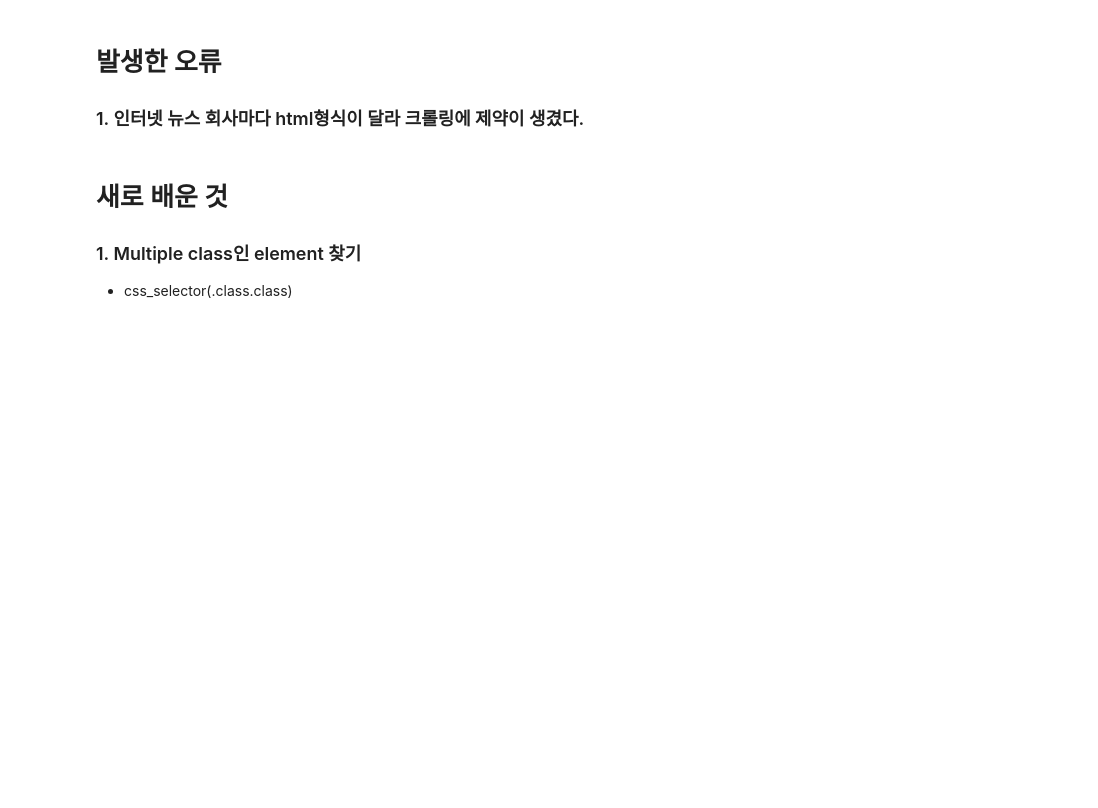
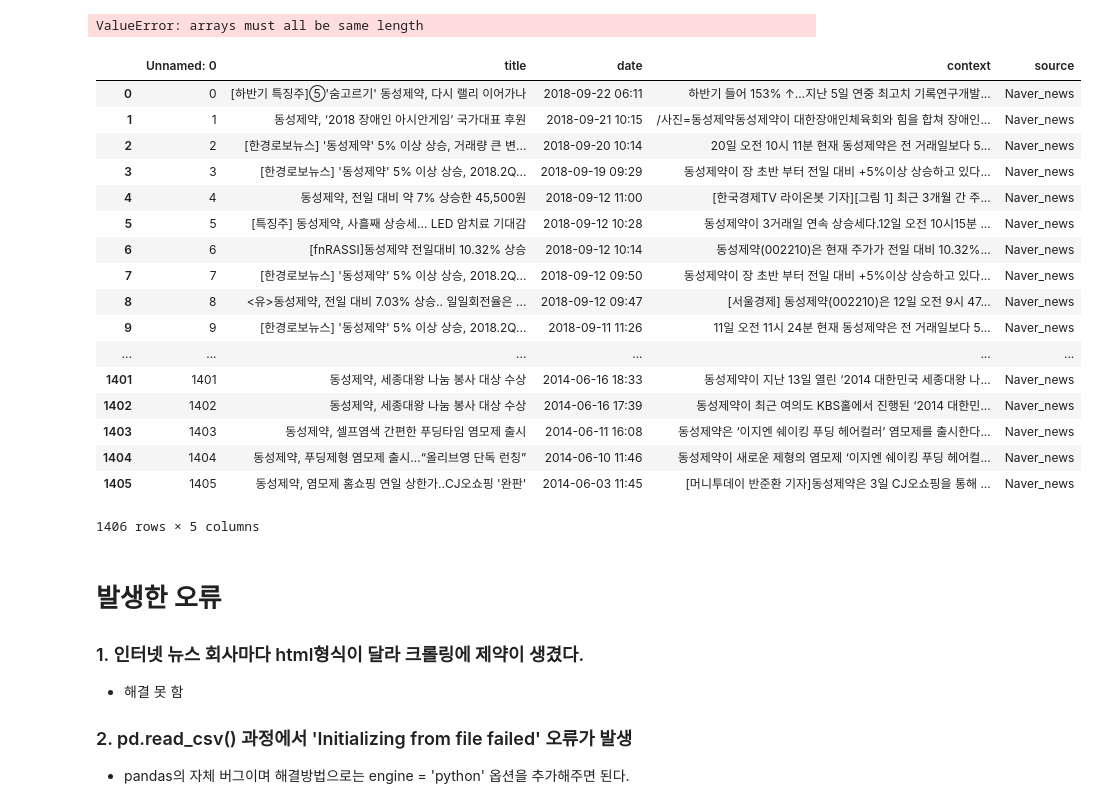
Before and after one commit to gjustin40/Python-Web-Crawling, a Jupyter notebook: Web_Crawling_Project2_뉴스기사스크랩.ipynb, the cells around one changed output. Saved outputs shown, nothing was run; the diff lists cells and outputs as text; code cells hidden in the pictures; blank space fills up the shorter version.

Commit message:
Crawling Naver News
It's hard to crawl all of internet news because html formats are Variety.

```diff
--- a/Web_Crawling_Project2_뉴스기사스크랩.ipynb
+++ b/Web_Crawling_Project2_뉴스기사스크랩.ipynb
@@ -71,0 +110,4 @@ a
+# %%
+df = pd.DataFrame(data)
+# %% [output]
+ValueError: arrays must all be same length
@@ -72,7 +120,29 @@ a
+# %%
+pd.read_csv('동양제약_naver_news.csv', engine = 'python')
+# %% [output]
+|  | Unnamed: 0 | title | date | context | source |
+| 0 | 0 | [하반기 특징주]⑤'숨고르기' 동성제약, 다시 랠리 이어가나 | 2018-09-22 06:11 | 하반기 들어 153% ↑…지난 5일 연중 최고치 기록연구개발... | Naver_news |
+| 1 | 1 | 동성제약, ‘2018 장애인 아시안게임’ 국가대표 후원 | 2018-09-21 10:15 | /사진=동성제약동성제약이 대한장애인체육회와 힘을 합쳐 장애인... | Naver_news |
+| 2 | 2 | [한경로보뉴스] '동성제약' 5% 이상 상승, 거래량 큰 변... | 2018-09-20 10:14 | 20일 오전 10시 11분 현재 동성제약은 전 거래일보다 5... | Naver_news |
+| 3 | 3 | [한경로보뉴스] '동성제약' 5% 이상 상승, 2018.2Q... | 2018-09-19 09:29 | 동성제약이 장 초반 부터 전일 대비 +5%이상 상승하고 있다... | Naver_news |
+| 4 | 4 | 동성제약, 전일 대비 약 7% 상승한 45,500원 | 2018-09-12 11:00 | [한국경제TV 라이온봇 기자][그림 1] 최근 3개월 간 주... | Naver_news |
+| 5 | 5 | [특징주] 동성제약, 사흘째 상승세… LED 암치료 기대감 | 2018-09-12 10:28 | 동성제약이 3거래일 연속 상승세다.12일 오전 10시15분 ... | Naver_news |
+| 6 | 6 | [fnRASSI]동성제약 전일대비 10.32% 상승 | 2018-09-12 10:14 | 동성제약(002210)은 현재 주가가 전일 대비 10.32%... | Naver_news |
+| 7 | 7 | [한경로보뉴스] '동성제약' 5% 이상 상승, 2018.2Q... | 2018-09-12 09:50 | 동성제약이 장 초반 부터 전일 대비 +5%이상 상승하고 있다... | Naver_news |
+| 8 | 8 | <유>동성제약, 전일 대비 7.03% 상승.. 일일회전율은 ... | 2018-09-12 09:47 | [서울경제] 동성제약(002210)은 12일 오전 9시 47... | Naver_news |
+| 9 | 9 | [한경로보뉴스] '동성제약' 5% 이상 상승, 2018.2Q... | 2018-09-11 11:26 | 11일 오전 11시 24분 현재 동성제약은 전 거래일보다 5... | Naver_news |
+| ... | ... | ... | ... | ... | ... |
+| 1401 | 1401 | 동성제약, 세종대왕 나눔 봉사 대상 수상 | 2014-06-16 18:33 | 동성제약이 지난 13일 열린 ‘2014 대한민국 세종대왕 나... | Naver_news |
+| 1402 | 1402 | 동성제약, 세종대왕 나눔 봉사 대상 수상 | 2014-06-16 17:39 | 동성제약이 최근 여의도 KBS홀에서 진행된 ‘2014 대한민... | Naver_news |
+| 1403 | 1403 | 동성제약, 셀프염색 간편한 푸딩타임 염모제 출시 | 2014-06-11 16:08 | 동성제약은 ‘이지엔 쉐이킹 푸딩 헤어컬러’ 염모제를 출시한다... | Naver_news |
+| 1404 | 1404 | 동성제약, 푸딩제형 염모제 출시…“올리브영 단독 런칭” | 2014-06-10 11:46 | 동성제약이 새로운 제형의 염모제 ‘이지엔 쉐이킹 푸딩 헤어컬... | Naver_news |
+| 1405 | 1405 | 동성제약, 염모제 홈쇼핑 연일 상한가..CJ오쇼핑 '완판' | 2014-06-03 11:45 | [머니투데이 반준환 기자]동성제약은 3일 CJ오쇼핑을 통해 ... | Naver_news |
+1406 rows × 5 columns
 # %% [markdown]
 # 발생한 오류
 ### 1. 인터넷 뉴스 회사마다 html형식이 달라 크롤링에 제약이 생겼다.
+ - 해결 못 함
+
+
+### 2. pd.read_csv() 과정에서 'Initializing from file failed' 오류가 발생
+ - pandas의 자체 버그이며 해결방법으로는 engine = 'python' 옵션을 추가해주면 된다.
-# %% [markdown]
-# 새로 배운 것
-### 1. Multiple class인 element 찾기
- - css_selector(.class.class)
```
Also changed, not shown: parts of 23 cells of this notebook, 1 other file.
